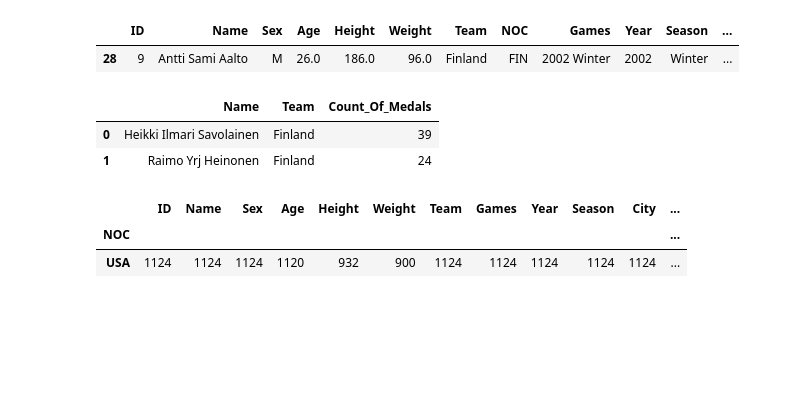
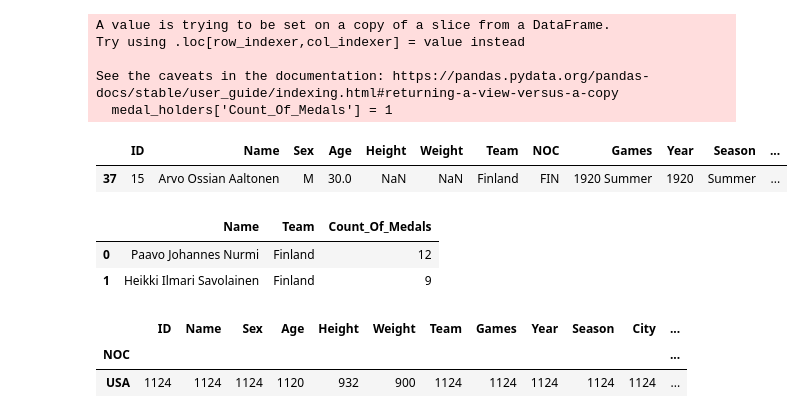
Before and after one commit to smlatic/Dashboard-Olympics-project, a Jupyter notebook: exploration.ipynb, the cells around one changed output. Cells and saved outputs as stored; diff of their text form; code cells hidden in the pictures; blank space fills up the shorter version.

Commit message:
fixed medal count. added pie for dash

```diff
--- a/bonus_graphs_es.ipynb
+++ b/exploration.ipynb
@@ -5,13 +5,18 @@ import plotly_express as px
 olympicdata = pd.read_csv("Data/athlete_events.csv")
 olympicdata2 = pd.read_csv("Data/athlete_events.csv")
 # %%
-medal_holders = olympicdata[olympicdata.Medal !='None']
+medal_holders = olympicdata[olympicdata["Medal"].notnull()]
 medal_holders['Count_Of_Medals'] = 1
 medal_holders_fin = medal_holders[medal_holders["NOC"] == "FIN"]
 medal_holders_fin.head(1)
 # %% [output]
+A value is trying to be set on a copy of a slice from a DataFrame.
+Try using .loc[row_indexer,col_indexer] = value instead
+
+See the caveats in the documentation: https://pandas.pydata.org/pandas-docs/stable/user_guide/indexing.html#returning-a-view-versus-a-copy
+  medal_holders['Count_Of_Medals'] = 1
 |  | ID | Name | Sex | Age | Height | Weight | Team | NOC | Games | Year | Season | ... |
-| 28 | 9 | Antti Sami Aalto | M | 26.0 | 186.0 | 96.0 | Finland | FIN | 2002 Winter | 2002 | Winter | ... |
+| 37 | 15 | Arvo Ossian Aaltonen | M | 30.0 | NaN | NaN | Finland | FIN | 1920 Summer | 1920 | Summer | ... |
 # %%
 highest_medals_fin = medal_holders_fin[['Name', 'Year', 'Team', 'Count_Of_Medals']].groupby(['Name','Year','Team']).sum().sort_values('Count_Of_Medals', ascending=False)
 
@@ -20,8 +25,8 @@ highest_medals_fin2.reset_index(inplace=True)
 highest_medals_fin2.head(2)
 # %% [output]
 |  | Name | Team | Count_Of_Medals |
-| 0 | Heikki Ilmari Savolainen | Finland | 39 |
-| 1 | Raimo Yrj Heinonen | Finland | 24 |
+| 0 | Paavo Johannes Nurmi | Finland | 12 |
+| 1 | Heikki Ilmari Savolainen | Finland | 9 |
 # %%
 # from matplotlib import pyplot as plt
 # import numpy as np
```
Also changed, not shown: parts of 2 cells of this notebook.
